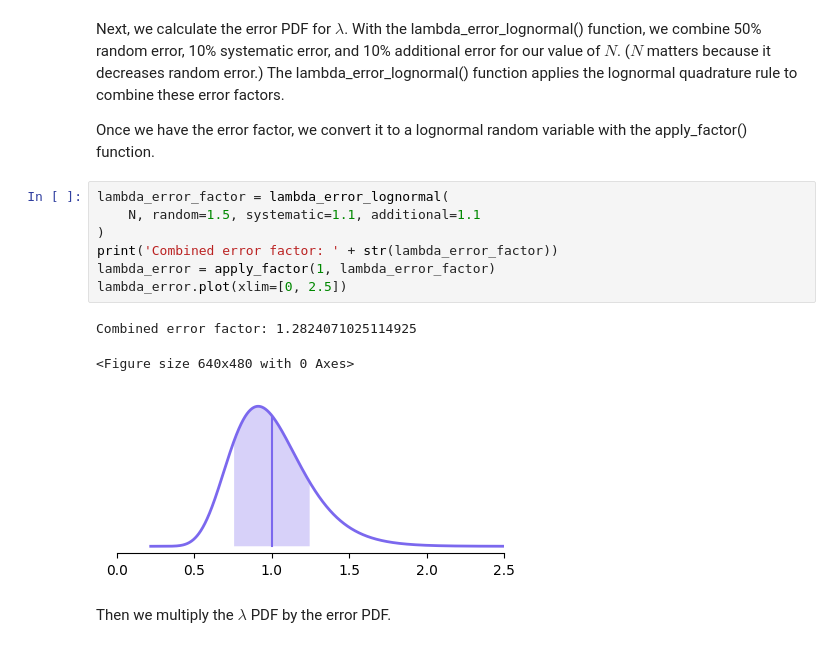
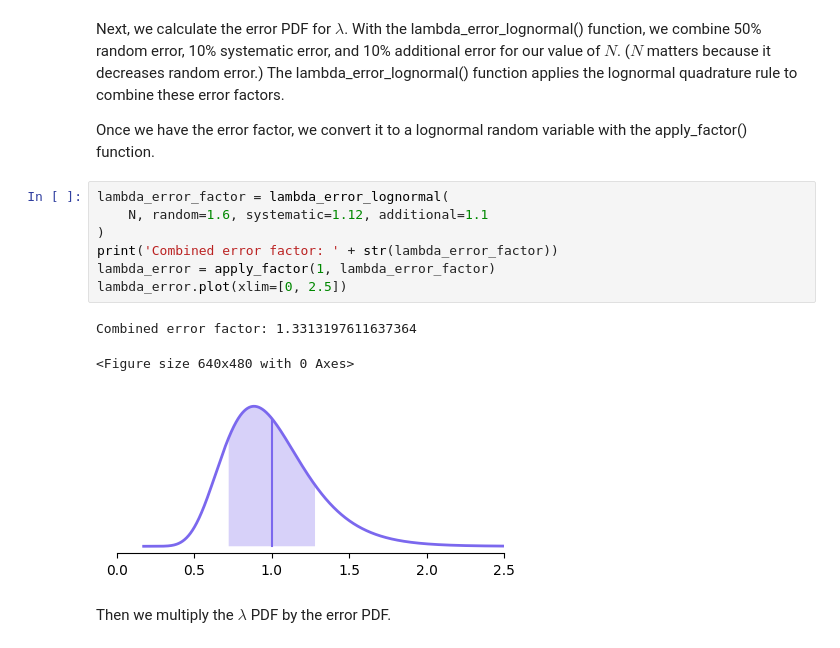
Before and after one commit to samwbell/cratersfd, a Jupyter notebook: examples/age_calculation_example.ipynb, the cells around one changed output. Cells and saved outputs as stored; diff of their text form.

```diff
--- a/examples/age_calculation_example.ipynb
+++ b/examples/age_calculation_example.ipynb
@@ -252,15 +252,15 @@ Next, we calculate the error PDF for $\lambda$.  With the lambda_error_lognormal
 Once we have the error factor, we convert it to a lognormal random variable with the apply_factor() function.
 # %%
 lambda_error_factor = lambda_error_lognormal(
-    N, random=1.5, systematic=1.1, additional=1.1
+    N, random=1.6, systematic=1.12, additional=1.1
 )
 print('Combined error factor: ' + str(lambda_error_factor))
 lambda_error = apply_factor(1, lambda_error_factor)
 lambda_error.plot(xlim=[0, 2.5])
 # %% [output]
-Combined error factor: 1.2824071025114925
+Combined error factor: 1.3313197611637364
 <Figure size 640x480 with 0 Axes>
-[figure, old version]
+[figure, new version]
 # %% [markdown]
 Then we multiply the $\lambda$ PDF by the error PDF.
 # %%
```
Also changed, not shown: parts of 15 cells of this notebook, 15 other files.
